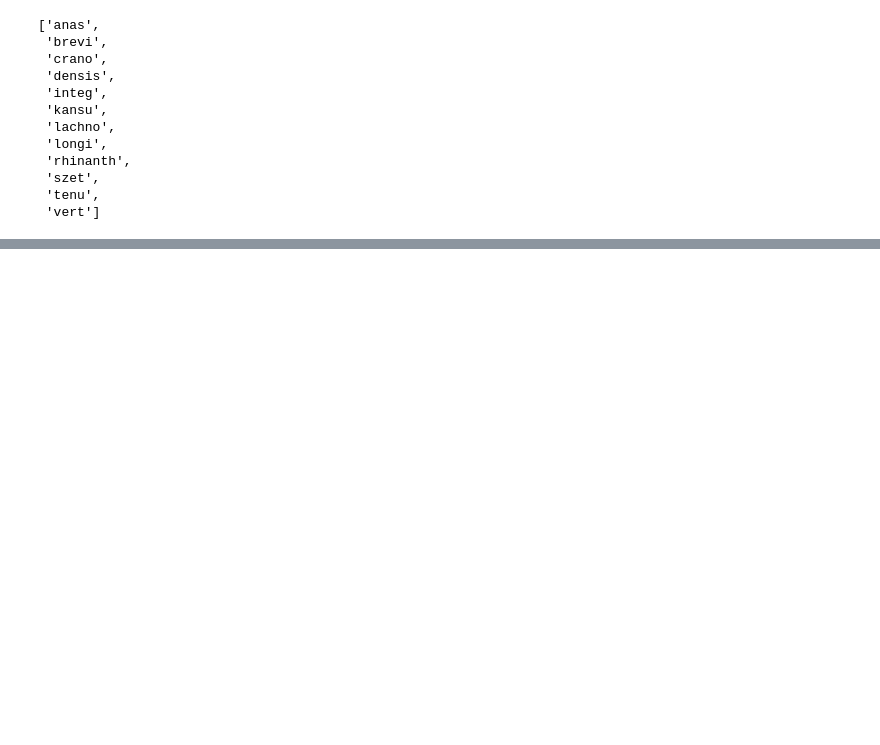
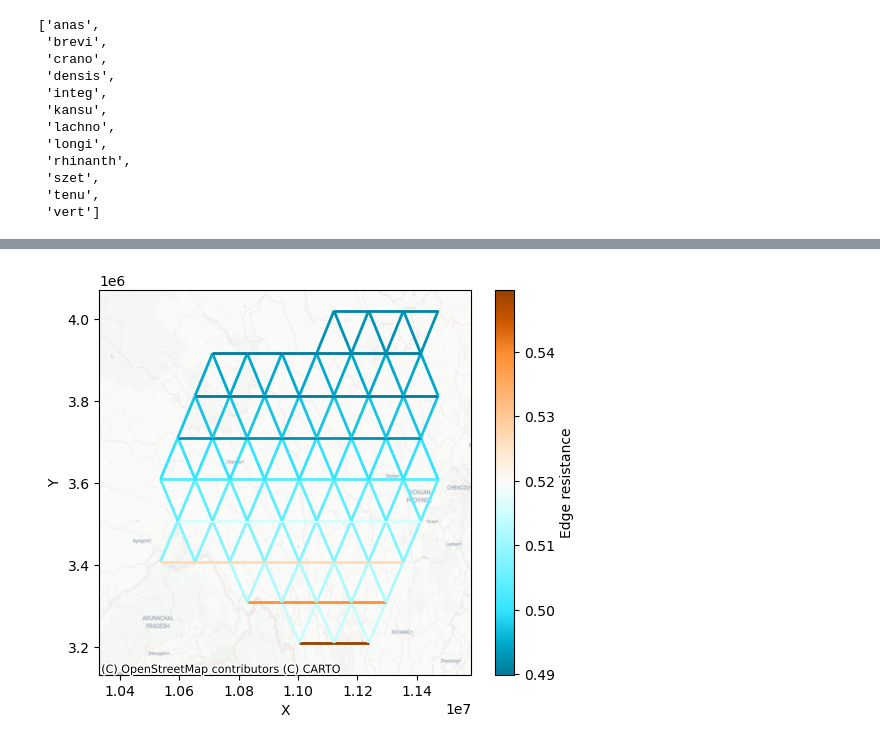
Before and after one commit to isaacovercast/meadow, a Jupyter notebook: notebooks/pedic_example.ipynb, the cells around one changed output, grey strips where cells are left out. Drawn from its saved outputs; the diff is of its cells as text; code cells hidden in the pictures; blank space fills up the shorter version.

```diff
--- a/notebooks/pedic_example.ipynb
+++ b/notebooks/pedic_example.ipynb
@@ -155,14 +158,16 @@ fmap
 # %%
 # Shared resistance surface (rasterized)
 fig = plot_shared_resistance(
     species_list,
     graphs,
     model,
     #graph_index=1,
-    rasterize=True,
+    rasterize=False,
     #interpolation='kriging',
     grid_size=200,
     #explore=True,
     #show_sites=True,
 )
+# %% [output]
+[figure, added]
 # %%
```
Also changed, not shown: parts of 8 cells of this notebook, 15 other files.
